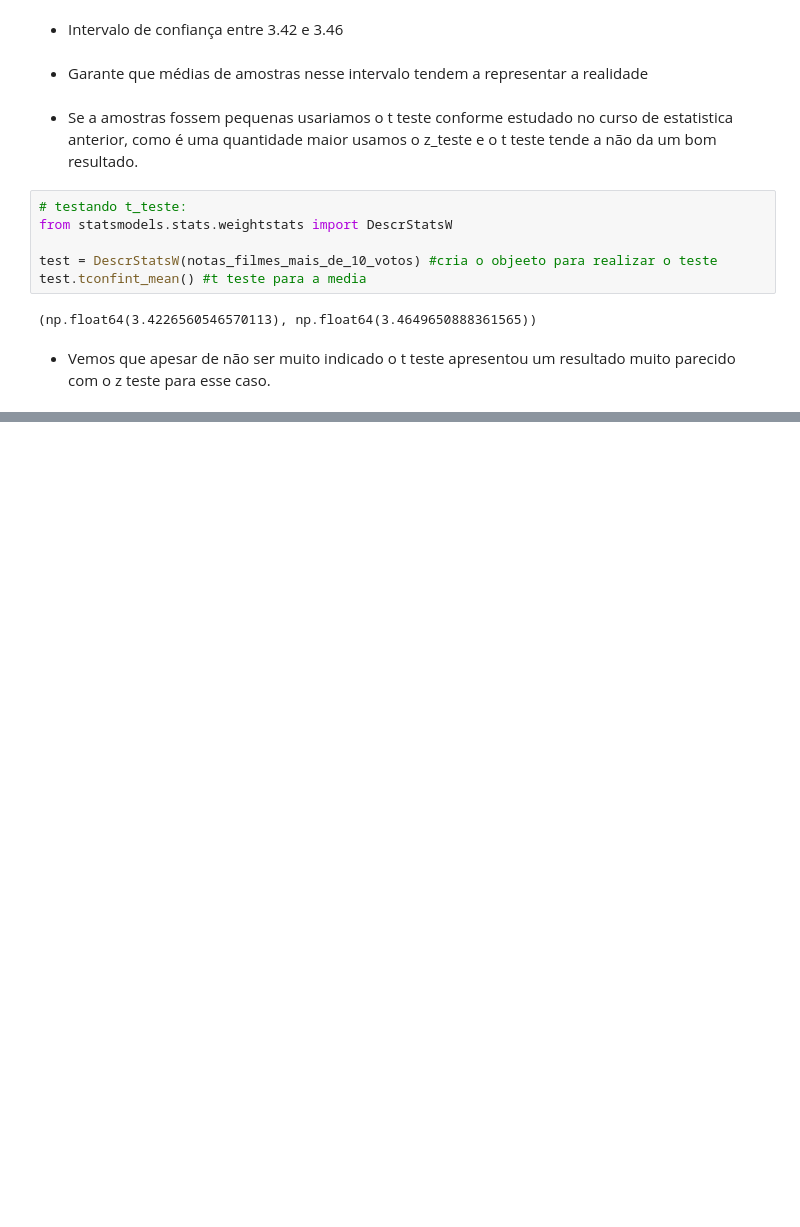
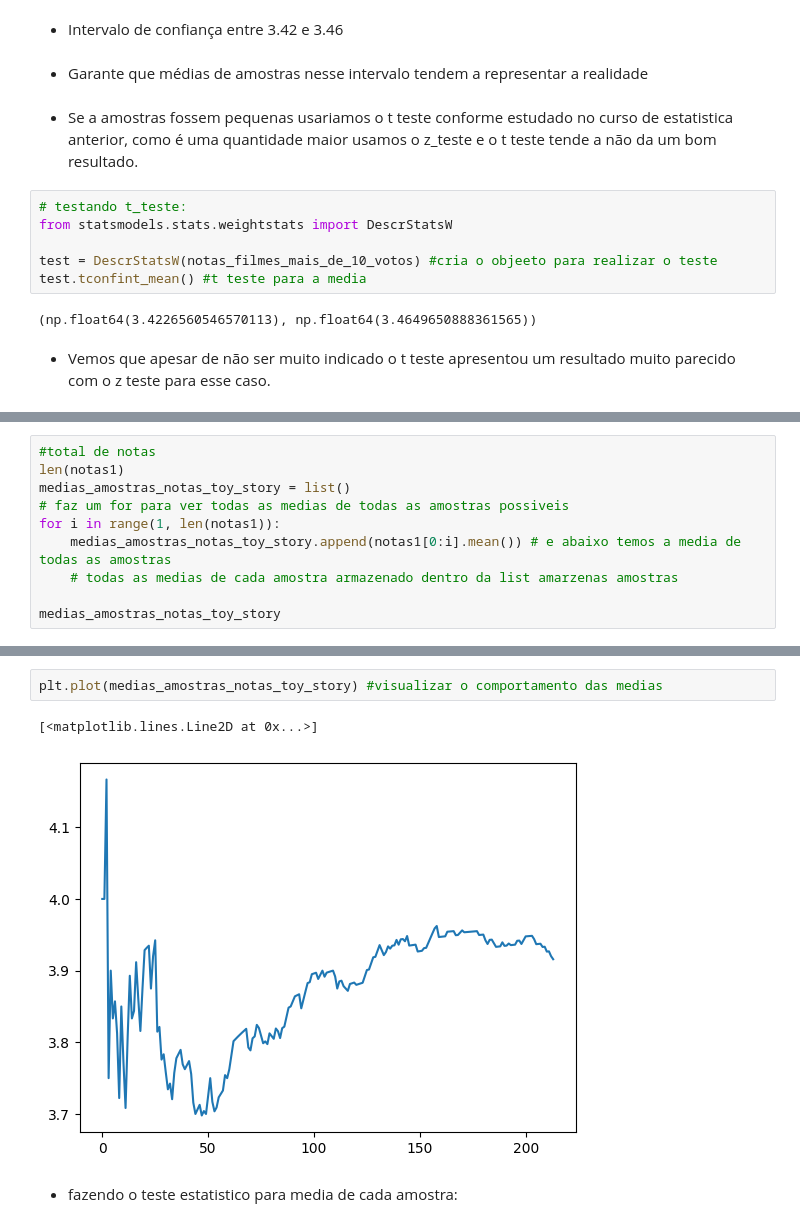
Before and after one commit to JonasSouza871/Machine-Learning-Statistics-Studies, a Jupyter notebook: Testes_Estatísticos_com_Python.ipynb, the cells around one changed output, grey strips where cells are left out. Cells and saved outputs as stored; diff of their text form; blank space fills up the shorter version.

```diff
--- a/Testes_Estatísticos_com_Python.ipynb
+++ b/Testes_Estatísticos_com_Python.ipynb
@@ -706,0 +839,10 @@ test.tconfint_mean() #t teste para a media
+# %%
+#total de notas
+len(notas1)
+medias_amostras_notas_toy_story = list()
+# faz um for para ver todas as medias de todas as amostras possiveis
+for i in range(1, len(notas1)):
+    medias_amostras_notas_toy_story.append(notas1[0:i].mean()) # e abaixo temos a media de todas as amostras
+    # todas as medias de cada amostra armazenado dentro da list amarzenas amostras
+
+medias_amostras_notas_toy_story
@@ -706,0 +867,7 @@ test.tconfint_mean() #t teste para a media
+# %%
+plt.plot(medias_amostras_notas_toy_story) #visualizar o comportamento das medias
+# %% [output]
+[<matplotlib.lines.Line2D at 0x...>]
+[figure, added]
+# %% [markdown]
+- fazendo o teste estatistico para media de cada amostra:
```
Also changed, not shown: parts of 40 cells of this notebook.
